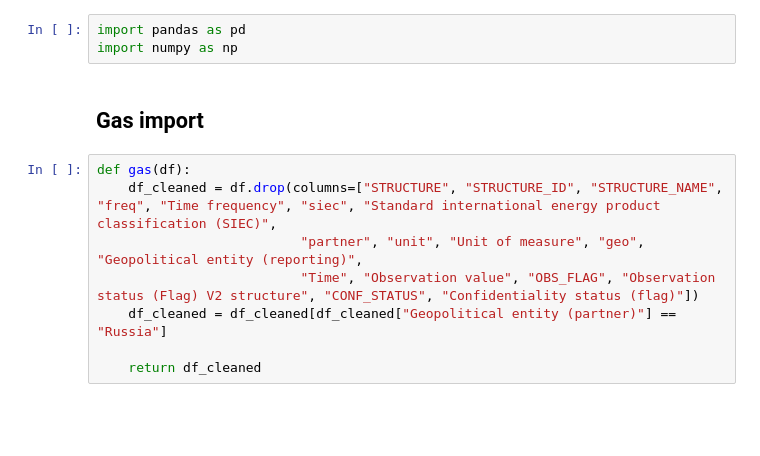
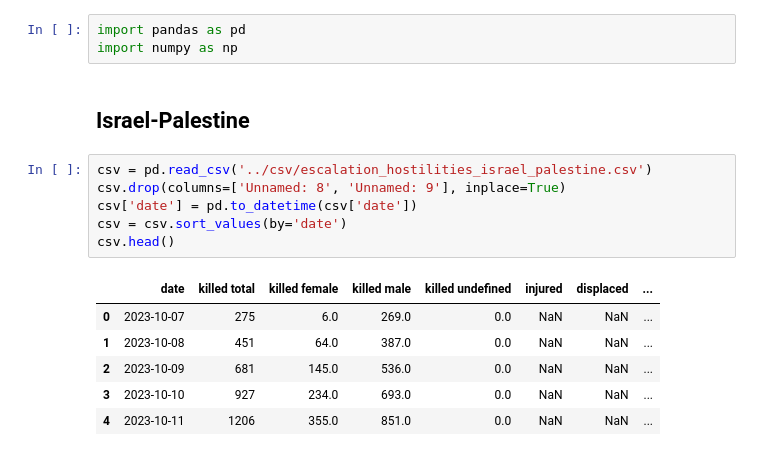
Before and after one commit to girofex/Data-Visualization-project, a Jupyter notebook: data/preprocessing/preprocessing2.ipynb, the cells around one changed output. Saved outputs shown, nothing was run; the diff lists cells and outputs as text; blank space fills up the shorter version.

```diff
--- a/data/preprocessing/preprocessing2.ipynb
+++ b/data/preprocessing/preprocessing2.ipynb
@@ -1,13 +1,18 @@
 # %%
 import pandas as pd
 import numpy as np
-# %% [markdown]
-## Gas import
-# %%
-def gas(df):
-    df_cleaned = df.drop(columns=["STRUCTURE", "STRUCTURE_ID", "STRUCTURE_NAME", "freq", "Time frequency", "siec", "Standard international energy product classification (SIEC)",
-                          "partner", "unit", "Unit of measure", "geo", "Geopolitical entity (reporting)",
-                          "Time", "Observation value", "OBS_FLAG", "Observation status (Flag) V2 structure", "CONF_STATUS", "Confidentiality status (flag)"])
-    df_cleaned = df_cleaned[df_cleaned["Geopolitical entity (partner)"] == "Russia"]
-
-    return df_cleaned
+# %% [markdown]
+## Israel-Palestine
+# %%
+csv = pd.read_csv('../csv/escalation_hostilities_israel_palestine.csv')
+csv.drop(columns=['Unnamed: 8', 'Unnamed: 9'], inplace=True)
+csv['date'] = pd.to_datetime(csv['date'])
+csv = csv.sort_values(by='date')
+csv.head()
+# %% [output]
+|  | date | killed total | killed female | killed male | killed undefined | injured | displaced | ... |
+| 0 | 2023-10-07 | 275 | 6.0 | 269.0 | 0.0 | NaN | NaN | ... |
+| 1 | 2023-10-08 | 451 | 64.0 | 387.0 | 0.0 | NaN | NaN | ... |
+| 2 | 2023-10-09 | 681 | 145.0 | 536.0 | 0.0 | NaN | NaN | ... |
+| 3 | 2023-10-10 | 927 | 234.0 | 693.0 | 0.0 | NaN | NaN | ... |
+| 4 | 2023-10-11 | 1206 | 355.0 | 851.0 | 0.0 | NaN | NaN | ... |
```
Also changed, not shown: parts of 8 cells of this notebook, 7 other files.
